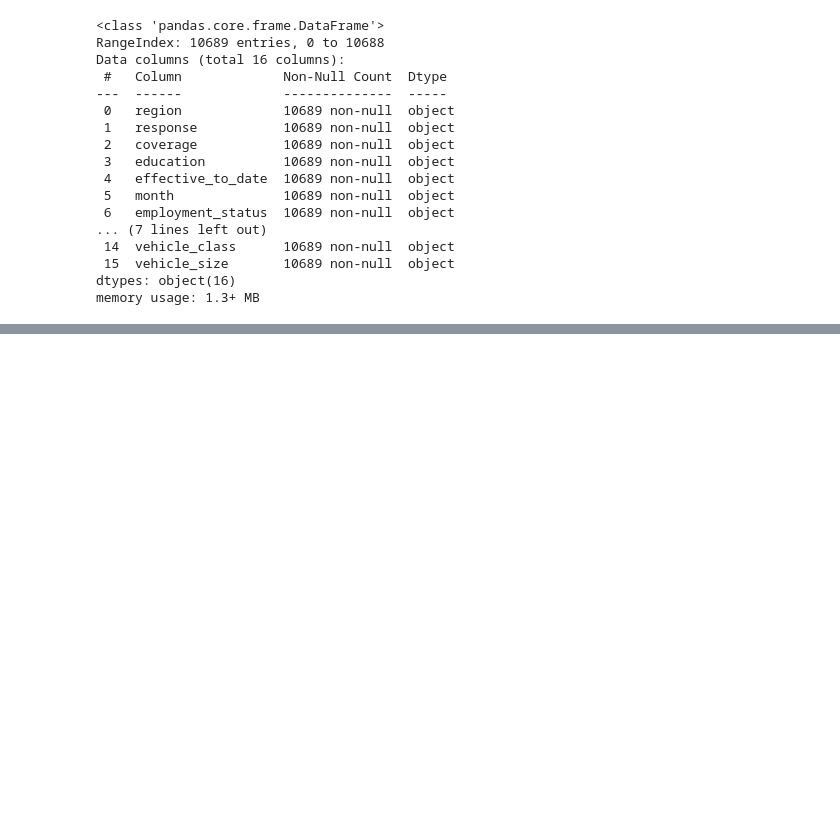
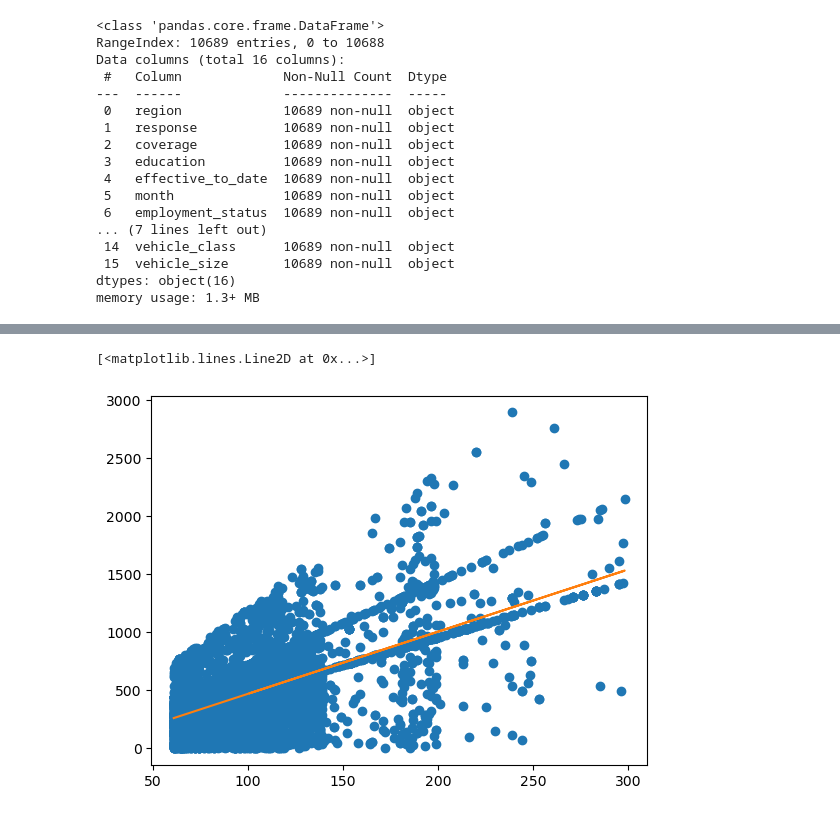
Before and after one commit to PhilippLf/Labs_IronHack, a Jupyter notebook: lab-dw-data-visualization.ipynb, the cells around one changed output, grey strips where cells are left out. Drawn from its saved outputs; the diff is of its cells as text; code cells hidden in the pictures; blank space fills up the shorter version.

```diff
--- a/lab-dw-data-visualization.ipynb
+++ b/lab-dw-data-visualization.ipynb
@@ -112,0 +123,13 @@ array([[<Axes: title={'center': 'customer_lifetime_value'}>,
+# %%
+# scatterplot to check noticeable correlation
+# linear regression
+
+x = np.array(df_numerical['monthly_premium_auto'])
+y = np.array(df_numerical['total_claim_amount'])
+
+plt.plot(x,y,'o')
+m,b = np.polyfit(x,y,1)
+plt.plot(x,m*x+b)
+# %% [output]
+[<matplotlib.lines.Line2D at 0x...>]
+[figure, added]
```
Also changed, not shown: parts of 3 cells of this notebook.
